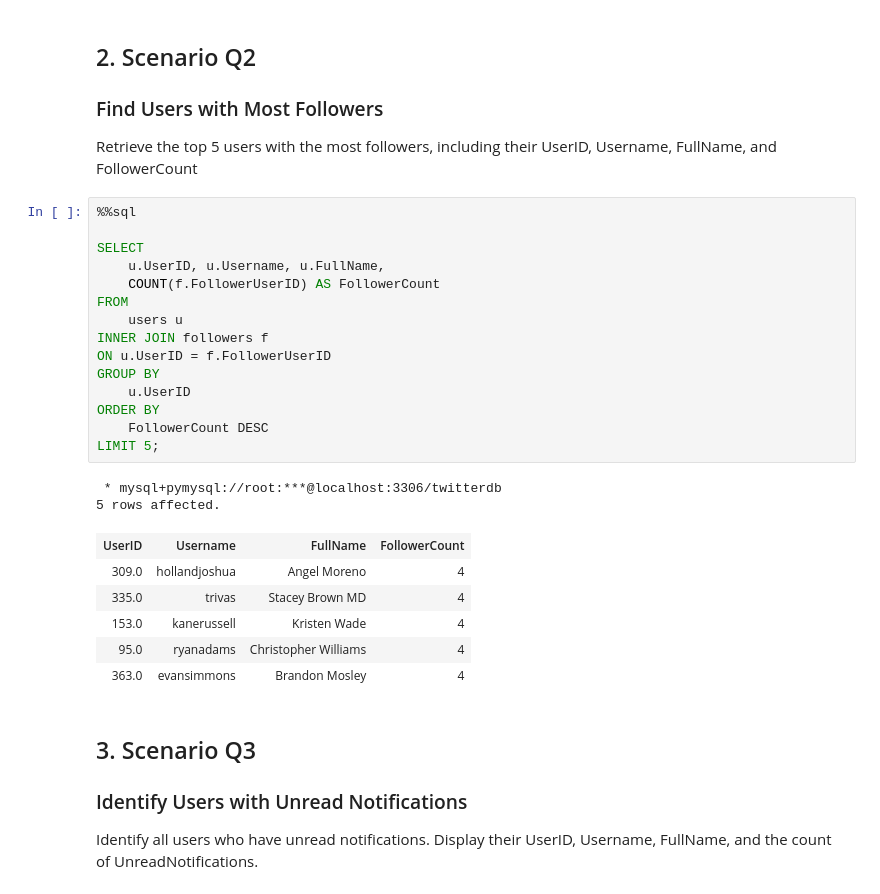
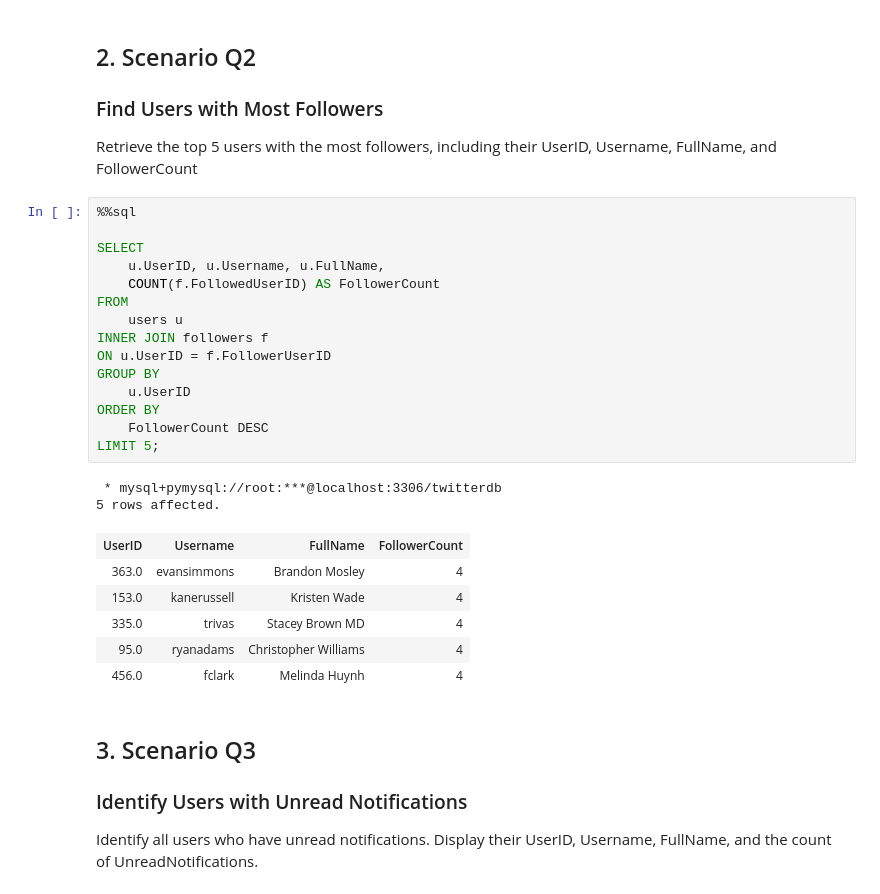
Before and after one commit to Ronald116/Data-Analysis-Projects, a Jupyter notebook: SQL/twitter_project/solution_analysis.ipynb, the cells around one changed output. Cells and saved outputs as stored; diff of their text form.

```diff
--- a/SQL/twitter_project/solution_analysis.ipynb
+++ b/SQL/twitter_project/solution_analysis.ipynb
@@ -74,27 +74,27 @@ FullName, and FollowerCount
 # %%
 %%sql
 
 SELECT
     u.UserID, u.Username, u.FullName,
-    COUNT(f.FollowerUserID) AS FollowerCount
+    COUNT(f.FollowedUserID) AS FollowerCount
 FROM
     users u
 INNER JOIN followers f
 ON u.UserID = f.FollowerUserID
 GROUP BY
     u.UserID
 ORDER BY
     FollowerCount DESC
 LIMIT 5;
 # %% [output]
  * mysql+pymysql://root:***@localhost:3306/twitterdb
 5 rows affected.
 | UserID | Username | FullName | FollowerCount |
-| 309.0 | hollandjoshua | Angel Moreno | 4 |
+| 363.0 | evansimmons | Brandon Mosley | 4 |
+| 153.0 | kanerussell | Kristen Wade | 4 |
 | 335.0 | trivas | Stacey Brown MD | 4 |
-| 153.0 | kanerussell | Kristen Wade | 4 |
 | 95.0 | ryanadams | Christopher Williams | 4 |
-| 363.0 | evansimmons | Brandon Mosley | 4 |
+| 456.0 | fclark | Melinda Huynh | 4 |
 # %% [markdown]
 ## 3. Scenario Q3
 ### Identify Users with Unread Notifications
```
Also changed, not shown: parts of 5 cells of this notebook.
